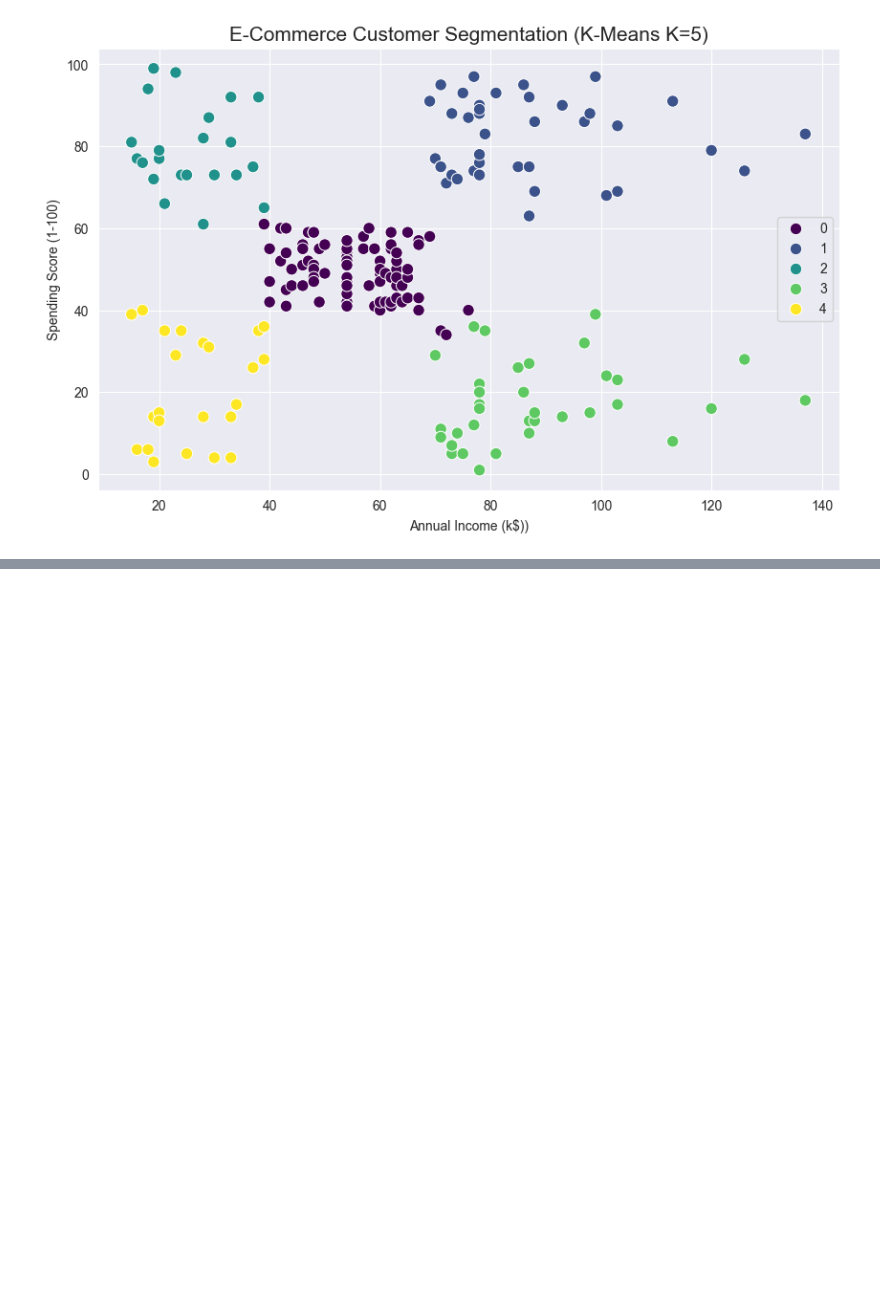
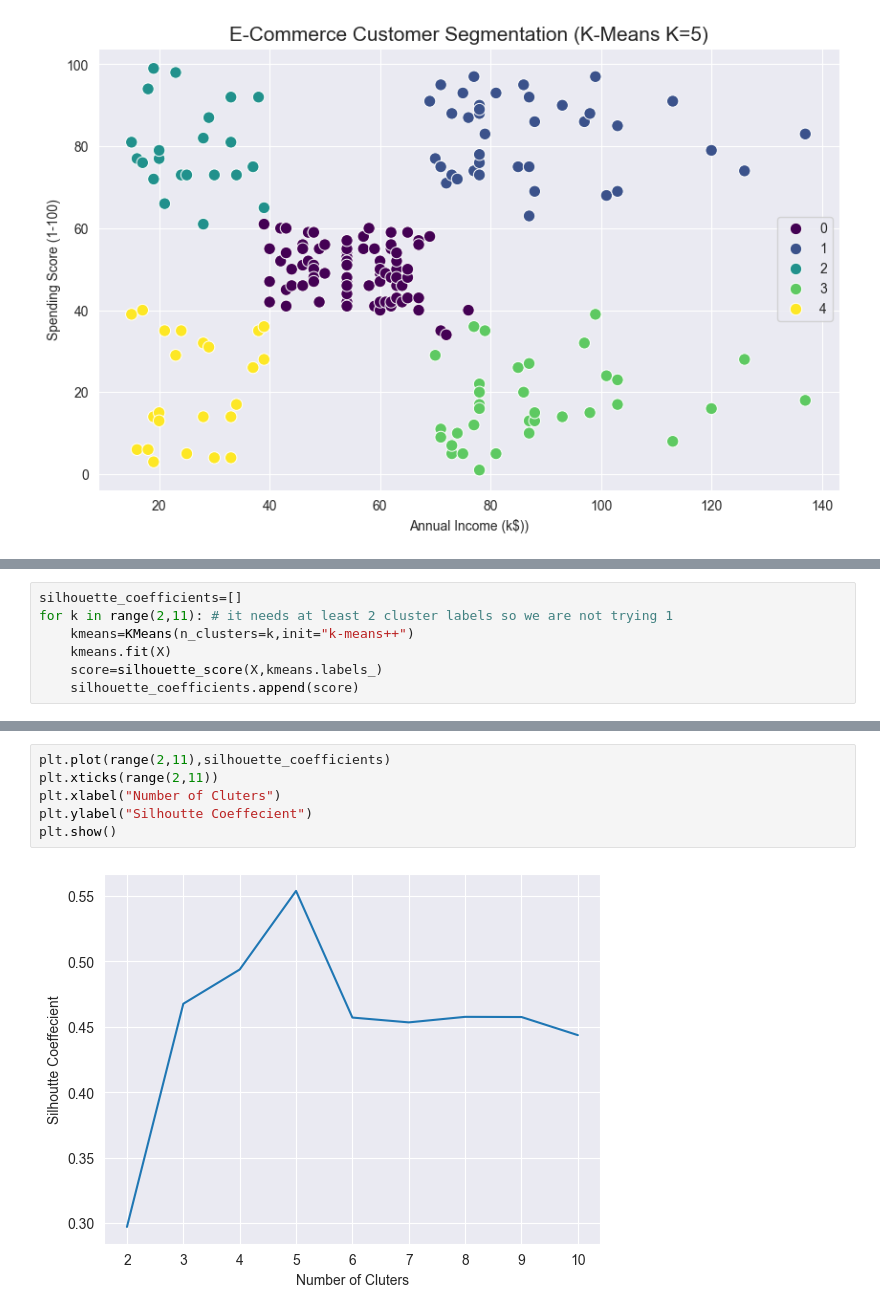
Before and after one commit to eyyupkln/ML-Mini-Projects, a Jupyter notebook: KMeansClustering/KMeansClustering.ipynb, the cells around one changed output, grey strips where cells are left out. Cells and saved outputs as stored; diff of their text form; blank space fills up the shorter version.

Commit message:
KMeansClustering updated.

```diff
--- a/KMeansClustering/KMeansClustering.ipynb
+++ b/KMeansClustering/KMeansClustering.ipynb
@@ -84,0 +84,7 @@ plt.show()
+# %%
+silhouette_coefficients=[]
+for k in range(2,11): # it needs at least 2 cluster labels so we are not trying 1
+    kmeans=KMeans(n_clusters=k,init="k-means++")
+    kmeans.fit(X)
+    score=silhouette_score(X,kmeans.labels_)
+    silhouette_coefficients.append(score)
@@ -84,0 +103,8 @@ plt.show()
+# %%
+plt.plot(range(2,11),silhouette_coefficients)
+plt.xticks(range(2,11))
+plt.xlabel("Number of Cluters")
+plt.ylabel("Silhoutte Coeffecient")
+plt.show()
+# %% [output]
+[figure, added]
```
Also changed, not shown: parts of 7 cells of this notebook.
